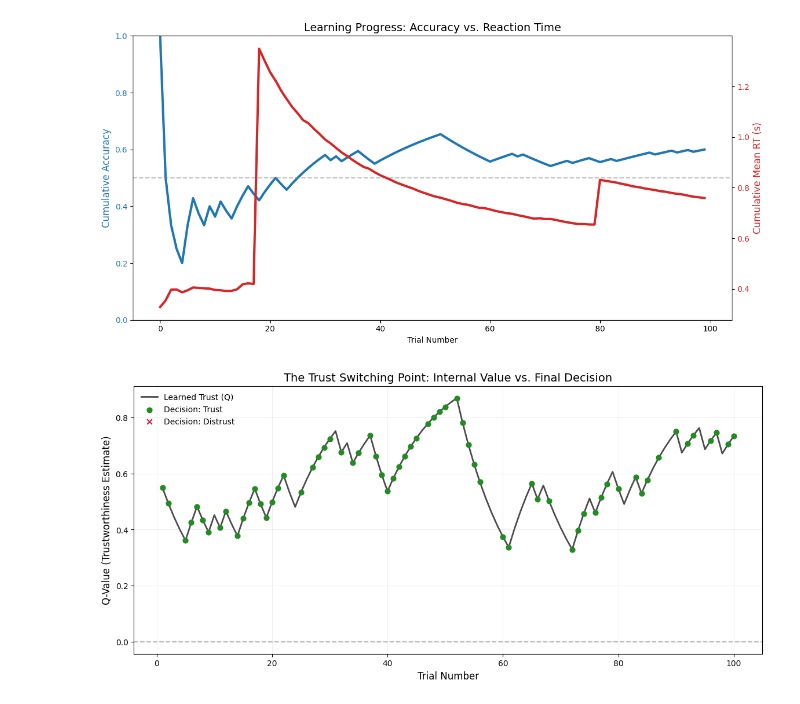
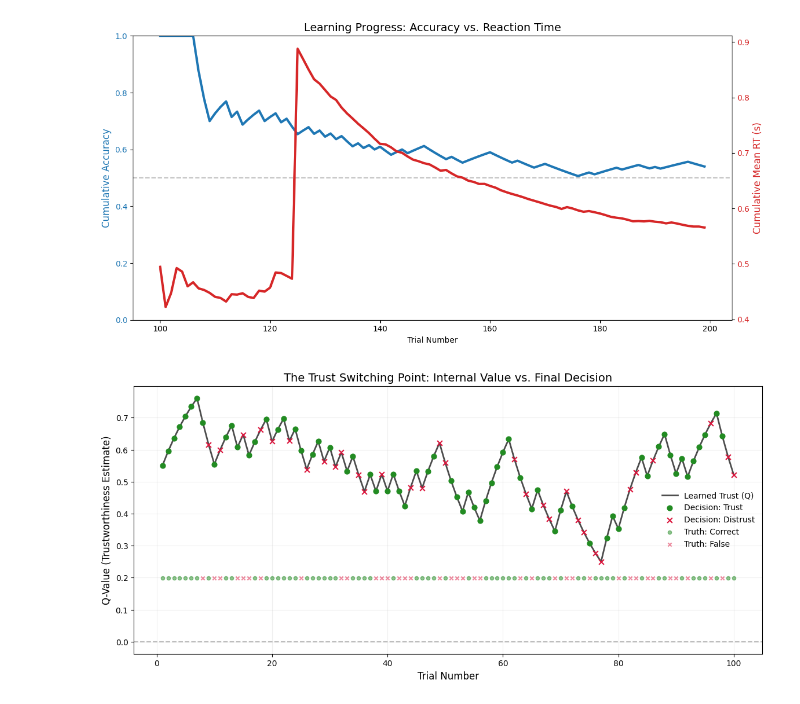
Before and after one commit to jkohler-u/trust_domain_model, a Jupyter notebook: plot_overview.ipynb, the cells around one changed output. Saved outputs shown, nothing was run; the diff lists cells and outputs as text; code cells hidden in the pictures.

Commit message:
plots

```diff
--- a/plot_overview.ipynb
+++ b/plot_overview.ipynb
@@ -6,8 +6,7 @@ import pandas as pd
 # %%
 gt_df = pd.read_csv("/home/judith/Modeling_block/trust_domain_model/gt_df.csv")
 
-speakerA = gt_df[gt_df['speaker'] == 'Speaker1']#
+speakerA = gt_df[gt_df['speaker'] == 'Speaker2']
 speakerA_session0 = speakerA[speakerA['session'] == 0]
 ground_truth_tweet = speakerA_session0['is_true']
 domain_tweet = speakerA_session0['domain']
-ground_truth_tweet[:10]
@@ -26,10 +13,10 @@ Name: is_true, dtype: int64
 # %%
 
 sim_df = pd.read_csv("sim_df.csv")
-speakerA = sim_df[sim_df['speaker'] == 'Speaker1']#
+speakerA = sim_df[sim_df['speaker'] == 'Speaker2']#
 speakerA_session0 = speakerA[speakerA['session'] == 0]
 part_choice = speakerA_session0['choice']
 rt = speakerA_session0['rt']
 q_0 = speakerA_session0['q_overall']
-q_dA = speakerA_session0[speakerA_session0['domain' == 'A']]['q_dom']
-q_dB = speakerA_session0[speakerA_session0['domain' == 'B']]['q_dom']
+q_dA = speakerA_session0[speakerA_session0['domain'] == 'A']['q_dom']
+q_dB = speakerA_session0[speakerA_session0['domain'] == 'B']['q_dom']
@@ -42,9 +38,9 @@ plotting.plot_cumulative_accuracy_per_domain(tweet = ground_truth_tweet, domain
 # %%
 plotting.plot_cummulative_accuracy_rts(tweets = ground_truth_tweet, choices = part_choice, rts = rt)
 # %% [output]
-[figure, old version]
+[figure, new version]
 # %%
-plotting.plot_trust_switching(q_values = q_0, choices = part_choice, domain_labels=None)
+plotting.plot_trust_switching(q_values = q_0, choices = part_choice, tweets = ground_truth_tweet,  domain_labels=None)
 # %% [output]
-[figure, old version]
+[figure, new version]
 # %%
```
Also changed, not shown: parts of 5 cells of this notebook.
